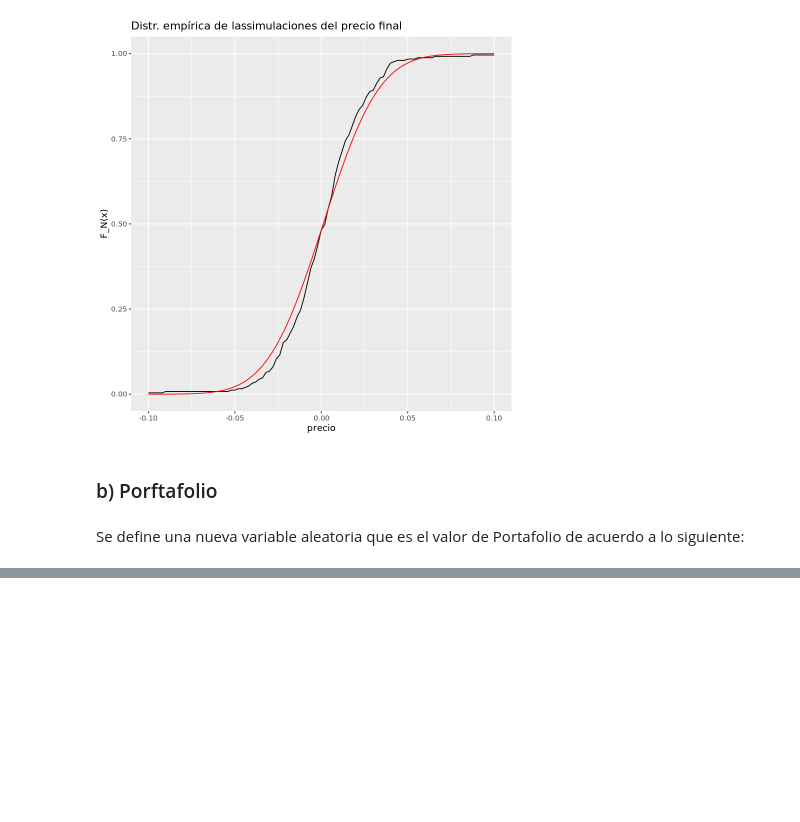
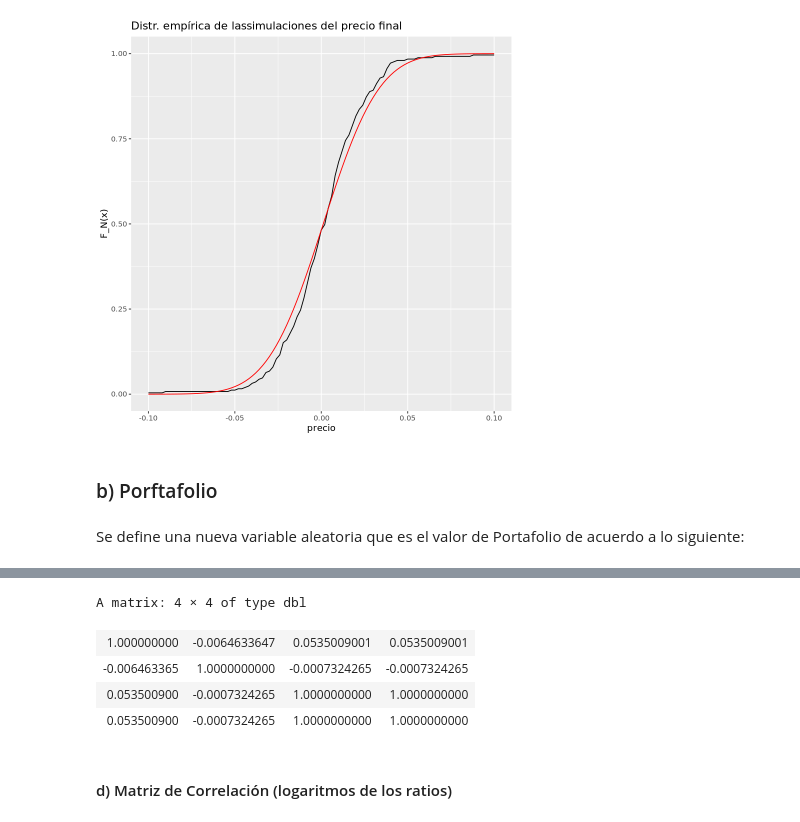
Before and after one commit to cesar-trader/simul_tarea2, a Jupyter notebook: tarea3pregunta1.ipynb, the cells around one changed output, grey strips where cells are left out. Drawn from its saved outputs; the diff is of its cells as text; code cells hidden in the pictures; blank space fills up the shorter version.

```diff
--- a/tarea3pregunta1.ipynb
+++ b/tarea3pregunta1.ipynb
@@ -291,4 +299,7 @@ A data.frame: 6 × 5
 | 5 | 5 | 32.84 | 38.14 | 91.19 | 61.95 |
 | 6 | 6 | 34.05 | 38.87 | 92.66 | 61.44 |
 # %%
-stock_data$A[1]
+logA =c()
+logB =c()
+logC =c()
+logD =c()
@@ -410,0 +464,13 @@ Portafolio = 120*PTA+300*PTB+200*PTC+150*PTD
+# %%
+matrix_data = matrix(c(PTA, PTB, PTC, PTD), ncol = 4)
+# %%
+matrix_cor_precios = cor(matrix_data)
+matrix_cor_precios
+# %% [output]
+A matrix: 4 × 4 of type dbl
+| 1.000000000 | -0.0064633647 | 0.0535009001 | 0.0535009001 |
+| -0.006463365 | 1.0000000000 | -0.0007324265 | -0.0007324265 |
+| 0.053500900 | -0.0007324265 | 1.0000000000 | 1.0000000000 |
+| 0.053500900 | -0.0007324265 | 1.0000000000 | 1.0000000000 |
+# %% [markdown]
+#### d) Matriz de Correlación (logaritmos de los ratios)
```
Also changed, not shown: parts of 29 cells of this notebook.
